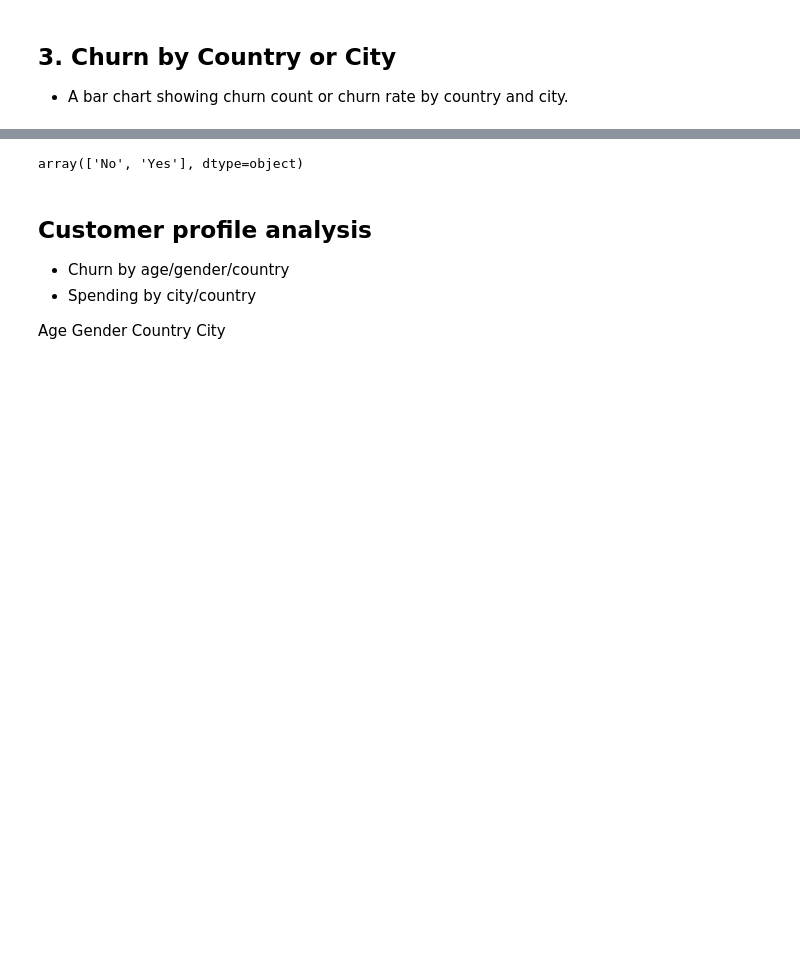
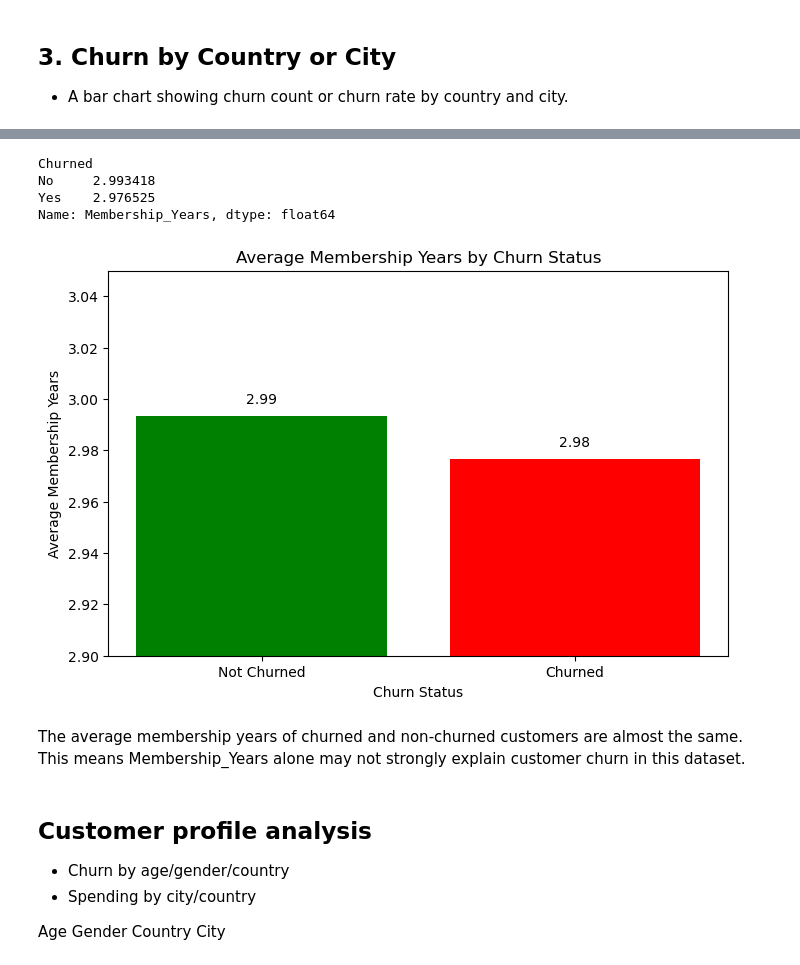
Before and after one commit to pinkimahato9814-afk/Final_project_Customer-Mind-360, a Jupyter notebook: notebooks/01_data_understanding_cleanng.ipynb, the cells around one changed output, grey strips where cells are left out. Drawn from its saved outputs; the diff is of its cells as text; code cells hidden in the pictures; blank space fills up the shorter version.

```diff
--- a/notebooks/01_data_understanding_cleanng.ipynb
+++ b/notebooks/01_data_understanding_cleanng.ipynb
@@ -556,10 +625,44 @@ cn_map ={
     0:'No'
 }
 df['Churned'] = df['Churned'].map(cn_map)
-# %%
-df['Churned'].unique()
-# %% [output]
-array(['No', 'Yes'], dtype=object)
+# %%
+membership_churn =df.groupby('Churned')['Membership_Years'].mean()
+membership_churn
+# %% [output]
+Churned
+No     2.993418
+Yes    2.976525
+Name: Membership_Years, dtype: float64
+# %%
+import matplotlib.pyplot as plt
+
+membership_churn = df.groupby("Churned")["Membership_Years"].mean()
+
+plt.figure(figsize=(8, 5))
+
+plt.bar(
+    membership_churn.index.astype(str),
+    membership_churn.values,
+    color = ['green','red']
+)
+
+plt.title("Average Membership Years by Churn Status")
+plt.xlabel("Churn Status")
+plt.ylabel("Average Membership Years")
+
+plt.xticks([0, 1], ["Not Churned", "Churned"])
+
+# Zoom y-axis around the actual values
+plt.ylim(2.9, 3.05)
+
+for i, value in enumerate(membership_churn.values):
+    plt.text(i, value + 0.005, f"{value:.2f}", ha="center")
+
+plt.show()
+# %% [output]
+[figure, added]
+# %% [markdown]
+The average membership years of churned and non-churned customers are almost the same. This means Membership_Years alone may not strongly explain customer churn in this dataset.
 # %%
 input_features = ['Age',
 'Gender',
```
Also changed, not shown: parts of 5 cells of this notebook.
